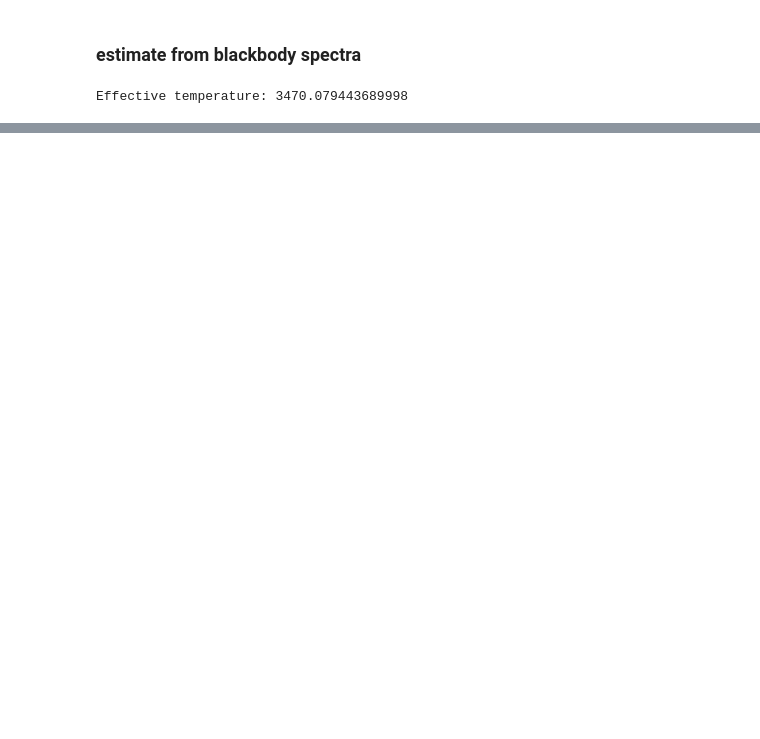
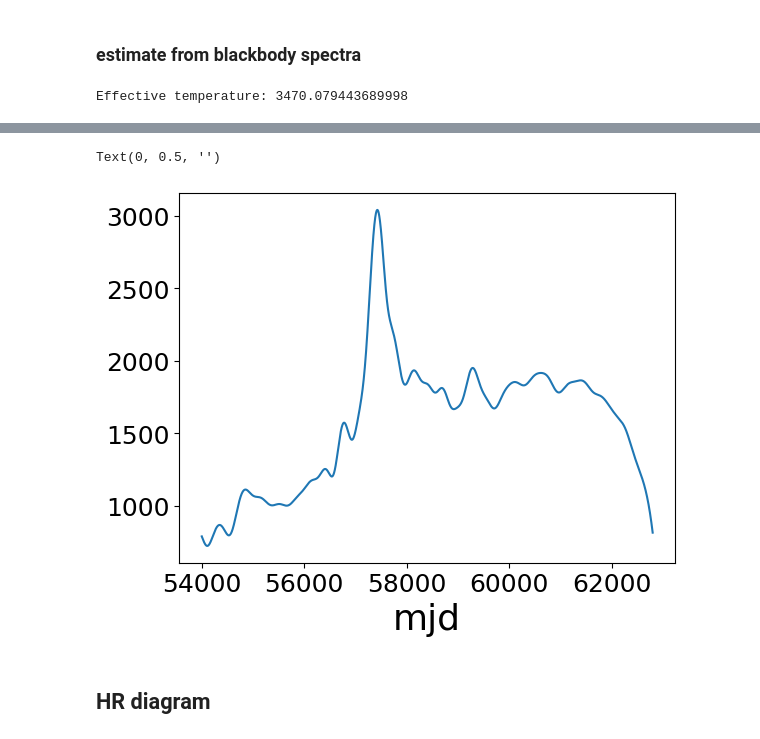
Before and after one commit to xiaolng/EtaCarEchoes, a Jupyter notebook: old_vers1/color_to_Teff.ipynb, the cells around one changed output, grey strips where cells are left out. Drawn from its saved outputs; the diff is of its cells as text; code cells hidden in the pictures; blank space fills up the shorter version.

```diff
--- a/old_vers1/color_to_Teff.ipynb
+++ b/old_vers1/color_to_Teff.ipynb
@@ -547,0 +617,16 @@ Text(0, 0.5, 'T(K)')
+# %%
+color_gi = g_new - i_new
+
+T = VI_to_Teff( gi_to_VI(color_gi) )
+
+R_ec = radius_from_Mi_Teff(g_new - 32.65, T)
+# %%
+plt.plot(t_ran, R_ec)
+
+plt.xlabel('mjd')
+plt.ylabel('')
+# %% [output]
+Text(0, 0.5, '')
+[figure, added]
+# %% [markdown]
+## HR diagram
```
Also changed, not shown: parts of 21 cells of this notebook.
